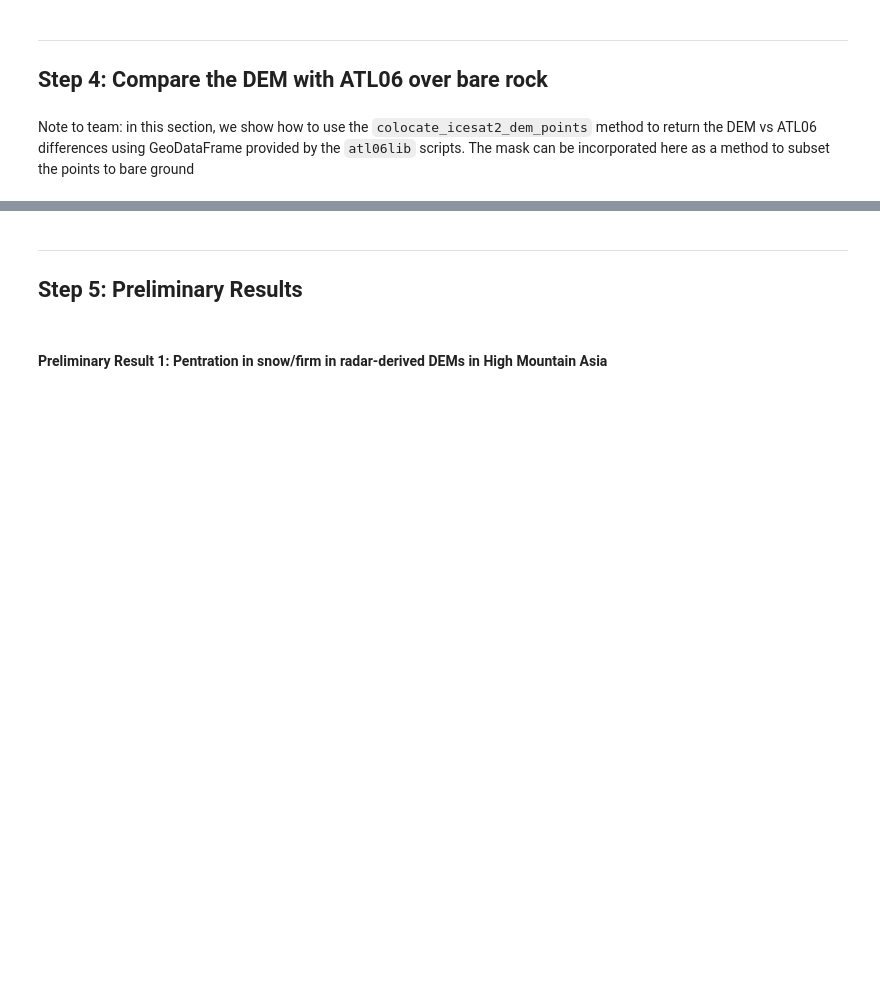
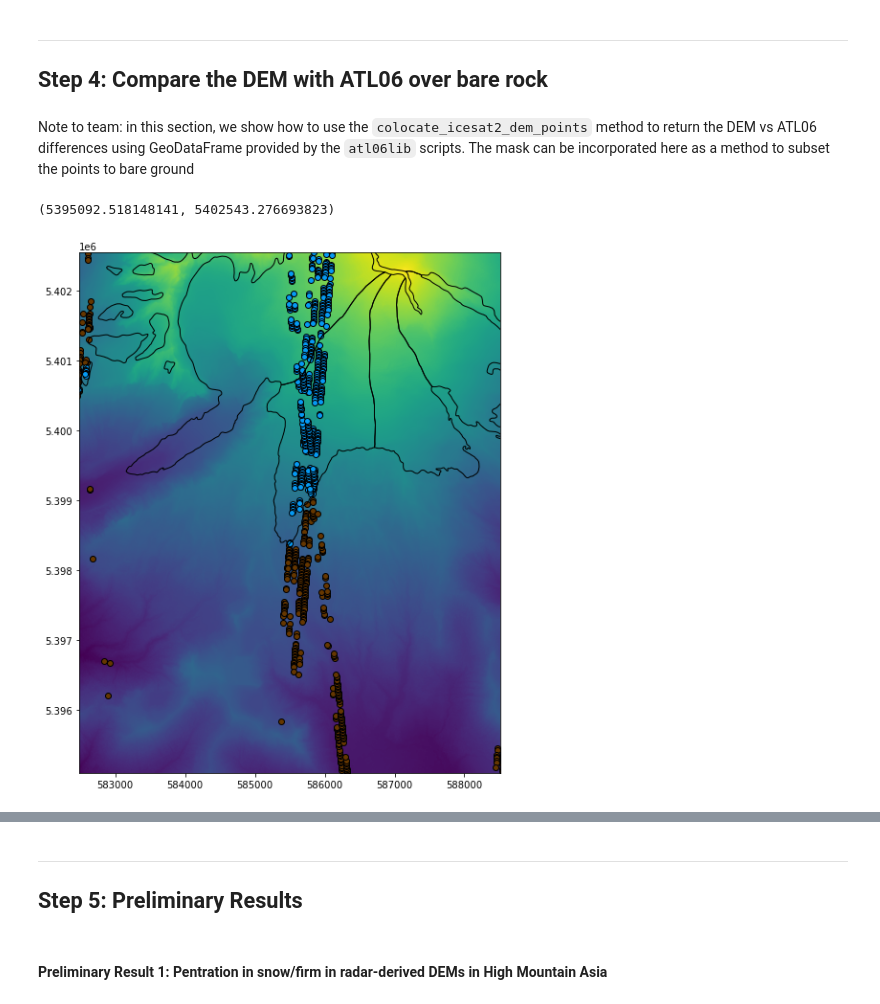
Before and after one commit to ICESAT-2HackWeek/Assimilation, a Jupyter notebook: notebooks/Assimilation_presentation.ipynb, the cells around one changed output, grey strips where cells are left out. Drawn from its saved outputs; the diff is of its cells as text; code cells hidden in the pictures; blank space fills up the shorter version.

```diff
--- a/notebooks/Assimilation_presentation.ipynb
+++ b/notebooks/Assimilation_presentation.ipynb
@@ -416,3 +416,24 @@ Text(0.5, 1.0, "Mask (method='RGI')")
 ## Step 4: Compare the DEM with ATL06 over bare rock
 # %% [markdown]
 Note to team: in this section, we show how to use the `colocate_icesat2_dem_points` method to return the DEM vs ATL06 differences using GeoDataFrame provided by the `atl06lib` scripts. The mask can be incorporated here as a method to subset the points to bare ground
+# %%
+gdf_nsidc = gpd.GeoDataFrame(df_nsidc, geometry=gpd.points_from_xy(df_nsidc['x'], df_nsidc['y']), crs='EPSG:' + DEM.epsg)
+
+glims_path = '/srv/shared/data-whyjay/glims_mtBaker/glims_polygons_EPSG32610.shp'
+shapefile = gpd.read_file(glims_path)
+
+idx = atl06lib.points_in_polygon(gdf_nsidc, glims_path)
+gdf_nsidc['on_ice'] = idx
+# print(is2_gpd)
+
+fig,ax = plt.subplots(1,figsize=(10,10))
+DEM.show(ax=ax)
+gdf_nsidc[gdf_nsidc['on_ice'] == False].plot(ax=ax, facecolor='xkcd:brown', edgecolor='black')
+gdf_nsidc[gdf_nsidc['on_ice'] == True].plot(ax=ax, facecolor='xkcd:azure', edgecolor='black')
+# gdf_nsidc.plot(ax=ax, column='h_li', edgecolor='black')
+shapefile.plot(ax=ax, facecolor="none", edgecolor='black')
+ax.set_xlim([DEM.x.min(), DEM.x.max()])
+ax.set_ylim([DEM.y.min(), DEM.y.max()])
+# %% [output]
+(5395092.518148141, 5402543.276693823)
+[figure, added]
```
Also changed, not shown: parts of 3 cells of this notebook.
